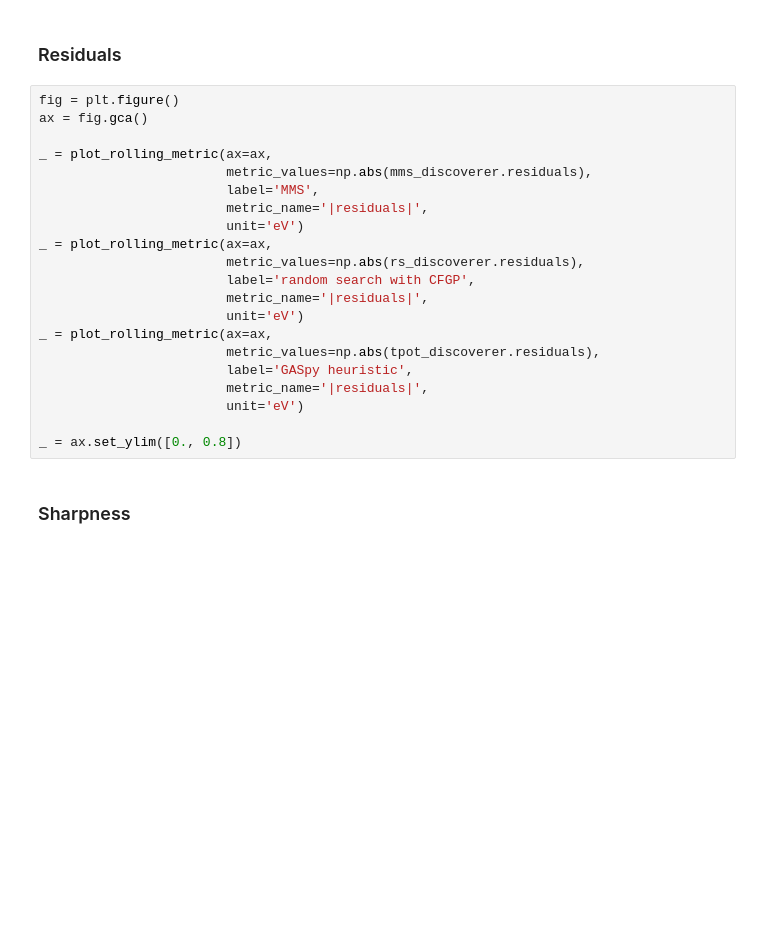
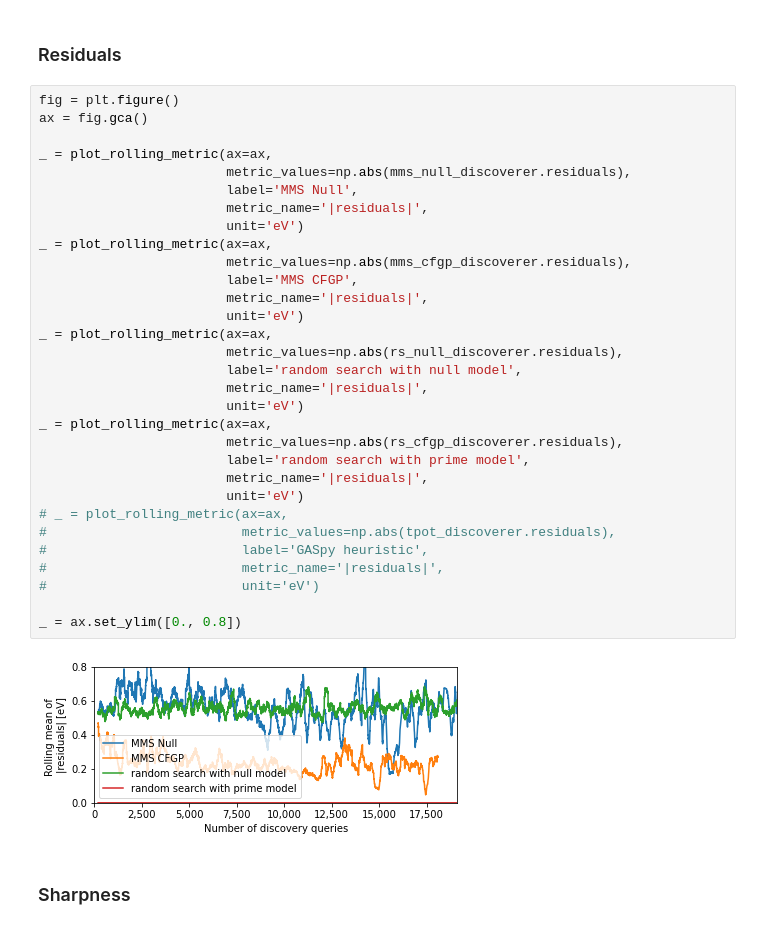
Before and after one commit to ulissigroup/catalyst-acquisitions, a Jupyter notebook: notebooks/comparisons/compare_hallucinations_update.ipynb, the cells around one changed output. Cells and saved outputs as stored; diff of their text form; blank space fills up the shorter version.

```diff
--- a/notebooks/comparisons/compare_hallucinations_update.ipynb
+++ b/notebooks/comparisons/compare_hallucinations_update.ipynb
@@ -262,24 +383,36 @@ _ = ax_mms.get_xaxis().set_major_formatter(FORMATTER)
 # %%
 fig = plt.figure()
 ax = fig.gca()
 
 _ = plot_rolling_metric(ax=ax,
-                        metric_values=np.abs(mms_discoverer.residuals),
-                        label='MMS',
+                        metric_values=np.abs(mms_null_discoverer.residuals),
+                        label='MMS Null',
                         metric_name='|residuals|',
                         unit='eV')
 _ = plot_rolling_metric(ax=ax,
-                        metric_values=np.abs(rs_discoverer.residuals),
-                        label='random search with CFGP',
+                        metric_values=np.abs(mms_cfgp_discoverer.residuals),
+                        label='MMS CFGP',
                         metric_name='|residuals|',
                         unit='eV')
 _ = plot_rolling_metric(ax=ax,
-                        metric_values=np.abs(tpot_discoverer.residuals),
-                        label='GASpy heuristic',
+                        metric_values=np.abs(rs_null_discoverer.residuals),
+                        label='random search with null model',
                         metric_name='|residuals|',
                         unit='eV')
+_ = plot_rolling_metric(ax=ax,
+                        metric_values=np.abs(rs_cfgp_discoverer.residuals),
+                        label='random search with prime model',
+                        metric_name='|residuals|',
+                        unit='eV')
+# _ = plot_rolling_metric(ax=ax,
+#                         metric_values=np.abs(tpot_discoverer.residuals),
+#                         label='GASpy heuristic',
+#                         metric_name='|residuals|',
+#                         unit='eV')
 
 _ = ax.set_ylim([0., 0.8])
+# %% [output]
+[figure, added]
 # %% [markdown]
 ### Sharpness
 # %%
```
Also changed, not shown: parts of 12 cells of this notebook.
